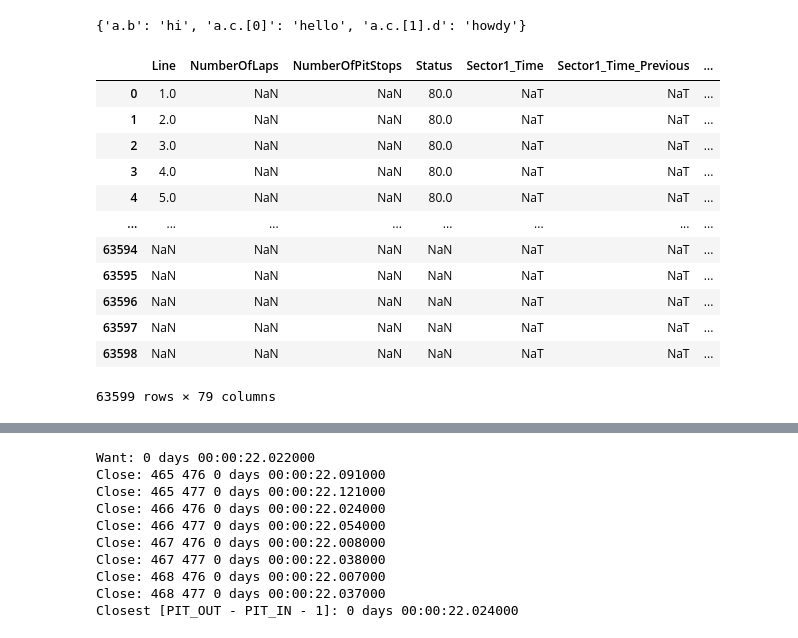
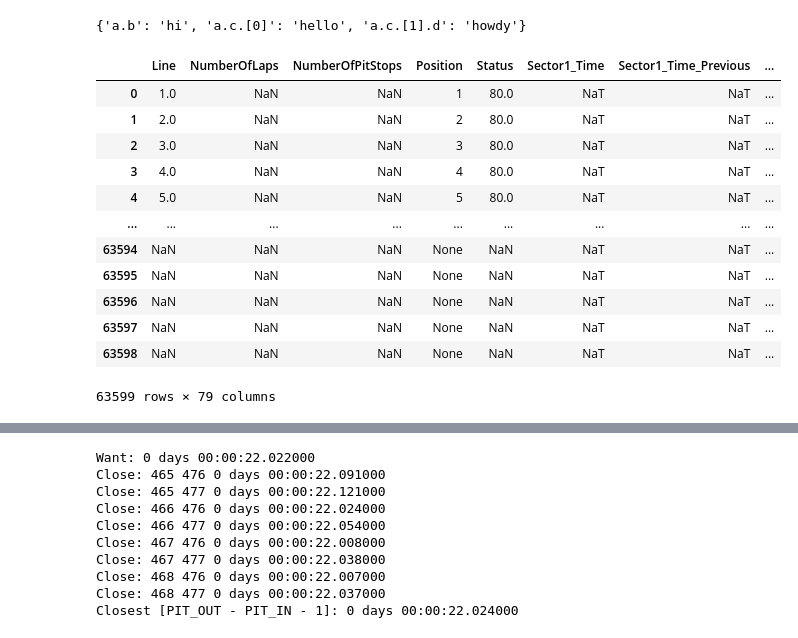
Before and after one commit to davidharrigan/formula-crunch, a Jupyter notebook: notebooks/raw_timing_data.ipynb, the cells around one changed output, grey strips where cells are left out. Saved outputs shown, nothing was run; the diff lists cells and outputs as text; code cells hidden in the pictures.

```diff
--- a/notebooks/raw_timing_data.ipynb
+++ b/notebooks/raw_timing_data.ipynb
@@ -154,6 +154,7 @@ column_data_transforms = {
     "Line": to_int,
     "NumberOfLaps": to_int,
     "NumberOfPitStops": to_int,
+    "Position": to_str,
     "Status": to_int,
     "Sector1_Time": to_timedelta,
     "Sector1_Time_Previous": to_timedelta,
@@ -256,43 +257,43 @@ for entry in obj:
 
         if "RacingNumber" in data:
             del data["RacingNumber"]
 
         try:
             for k, v in data.items():
                 column_key = key_to_column[k]
                 if column_key in column_data_transforms:
                     v = column_data_transforms[column_key](v)
                 else:
                     # everything is a still unless explicitly transformed
                     # TODO: this is not enough - need to set dtypes on all columns without transforms to str
                     v = to_str(drv)
                 row[column_key] = v
             timing_rows.append(pd.Series(data=row, dtype=object))
         except KeyError:
             bad_rows.append((drv, data))
     idx += 1
 
 missing_fields = set()
 for drv, bad_row in bad_rows:
     for k, v in bad_row.items():
         if k not in key_to_column:
             missing_fields.add(k)
 if missing_fields:
     print(missing_fields)
 
 df = pd.DataFrame(data=timing_rows)
 display(df)
 # %% [output]
-|  | Line | NumberOfLaps | NumberOfPitStops | Status | Sector1_Time | Sector1_Time_Previous | ... |
-| 0 | 1.0 | NaN | NaN | 80.0 | NaT | NaT | ... |
-| 1 | 2.0 | NaN | NaN | 80.0 | NaT | NaT | ... |
-| 2 | 3.0 | NaN | NaN | 80.0 | NaT | NaT | ... |
-| 3 | 4.0 | NaN | NaN | 80.0 | NaT | NaT | ... |
-| 4 | 5.0 | NaN | NaN | 80.0 | NaT | NaT | ... |
-| ... | ... | ... | ... | ... | ... | ... | ... |
-| 63594 | NaN | NaN | NaN | NaN | NaT | NaT | ... |
-| 63595 | NaN | NaN | NaN | NaN | NaT | NaT | ... |
-| 63596 | NaN | NaN | NaN | NaN | NaT | NaT | ... |
-| 63597 | NaN | NaN | NaN | NaN | NaT | NaT | ... |
-| 63598 | NaN | NaN | NaN | NaN | NaT | NaT | ... |
+|  | Line | NumberOfLaps | NumberOfPitStops | Position | Status | Sector1_Time | Sector1_Time_Previous | ... |
+| 0 | 1.0 | NaN | NaN | 1 | 80.0 | NaT | NaT | ... |
+| 1 | 2.0 | NaN | NaN | 2 | 80.0 | NaT | NaT | ... |
+| 2 | 3.0 | NaN | NaN | 3 | 80.0 | NaT | NaT | ... |
+| 3 | 4.0 | NaN | NaN | 4 | 80.0 | NaT | NaT | ... |
+| 4 | 5.0 | NaN | NaN | 5 | 80.0 | NaT | NaT | ... |
+| ... | ... | ... | ... | ... | ... | ... | ... | ... |
+| 63594 | NaN | NaN | NaN | None | NaN | NaT | NaT | ... |
+| 63595 | NaN | NaN | NaN | None | NaN | NaT | NaT | ... |
+| 63596 | NaN | NaN | NaN | None | NaN | NaT | NaT | ... |
+| 63597 | NaN | NaN | NaN | None | NaN | NaT | NaT | ... |
+| 63598 | NaN | NaN | NaN | None | NaN | NaT | NaT | ... |
 63599 rows × 79 columns
```
Also changed, not shown: parts of 3 cells of this notebook, 9 other files.
